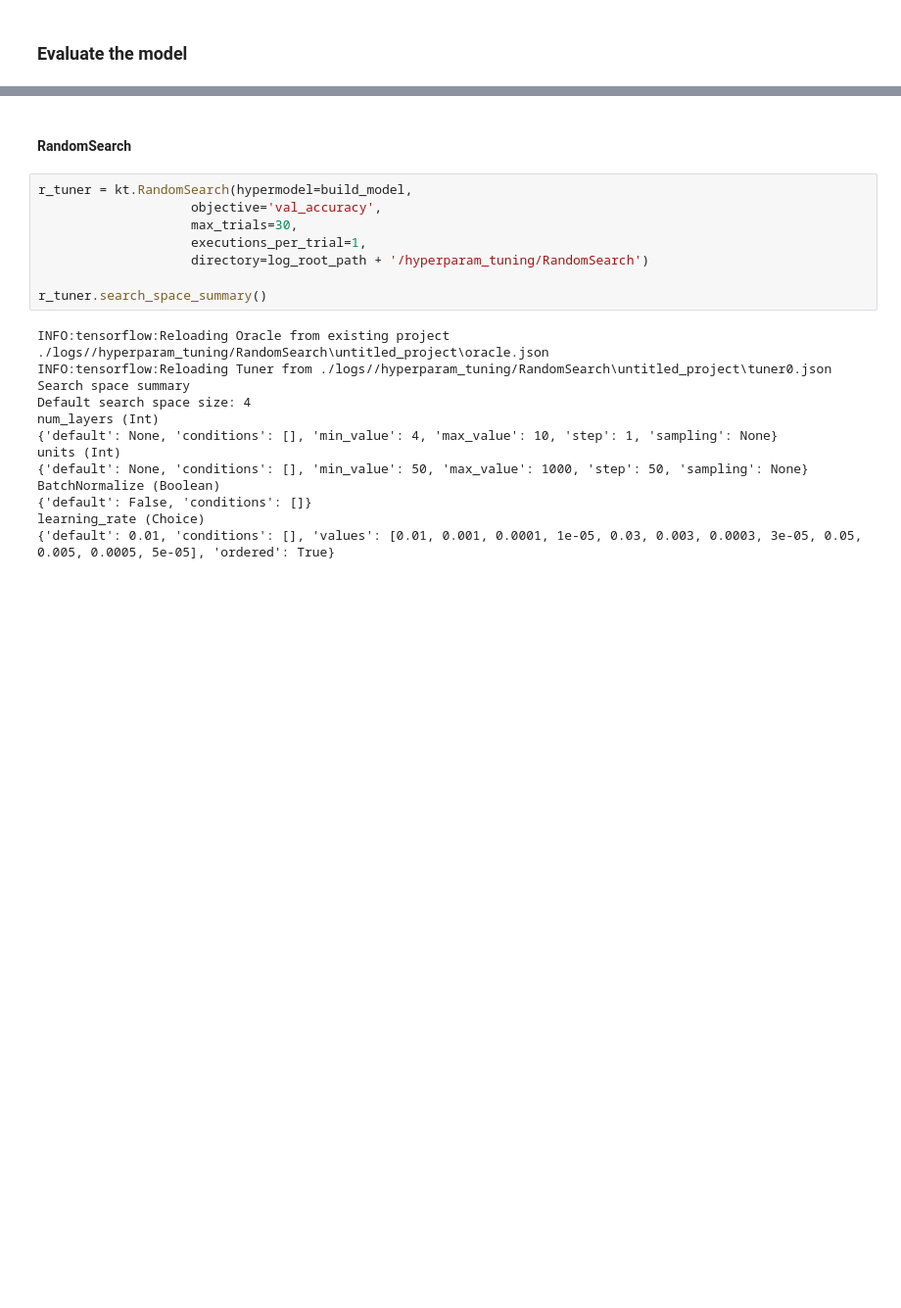
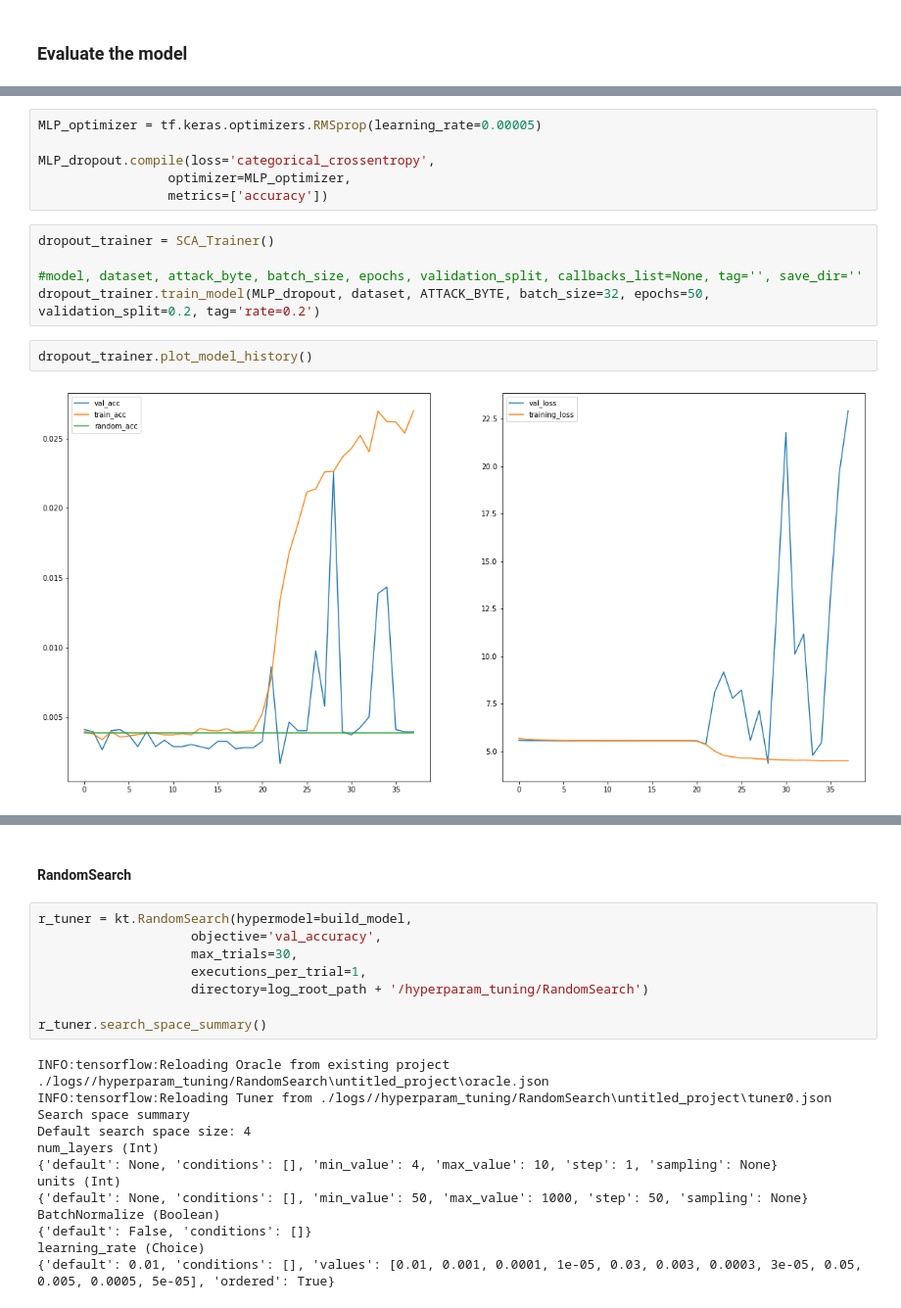
Before and after one commit to rubidijum/MachineLearningSCA, a Jupyter notebook: 1_0_SCA_MLP.ipynb, the cells around one changed output, grey strips where cells are left out. Shown at 98% size. Saved outputs shown, nothing was run; the diff lists cells and outputs as text; blank space fills up the shorter version.

```diff
--- a/1_0_SCA_MLP.ipynb
+++ b/1_0_SCA_MLP.ipynb
@@ -475,0 +511,15 @@ def build_model(hp):
+# %%
+MLP_optimizer = tf.keras.optimizers.RMSprop(learning_rate=0.00005)
+
+MLP_dropout.compile(loss='categorical_crossentropy',
+                 optimizer=MLP_optimizer,
+                 metrics=['accuracy'])
+# %%
+dropout_trainer = SCA_Trainer()
+
+#model, dataset, attack_byte, batch_size, epochs, validation_split, callbacks_list=None, tag='', save_dir=''
+dropout_trainer.train_model(MLP_dropout, dataset, ATTACK_BYTE, batch_size=32, epochs=50, validation_split=0.2, tag='rate=0.2')
+# %%
+dropout_trainer.plot_model_history()
+# %% [output]
+[figure, added]
```
Also changed, not shown: parts of 172 cells of this notebook, 1 other file.
